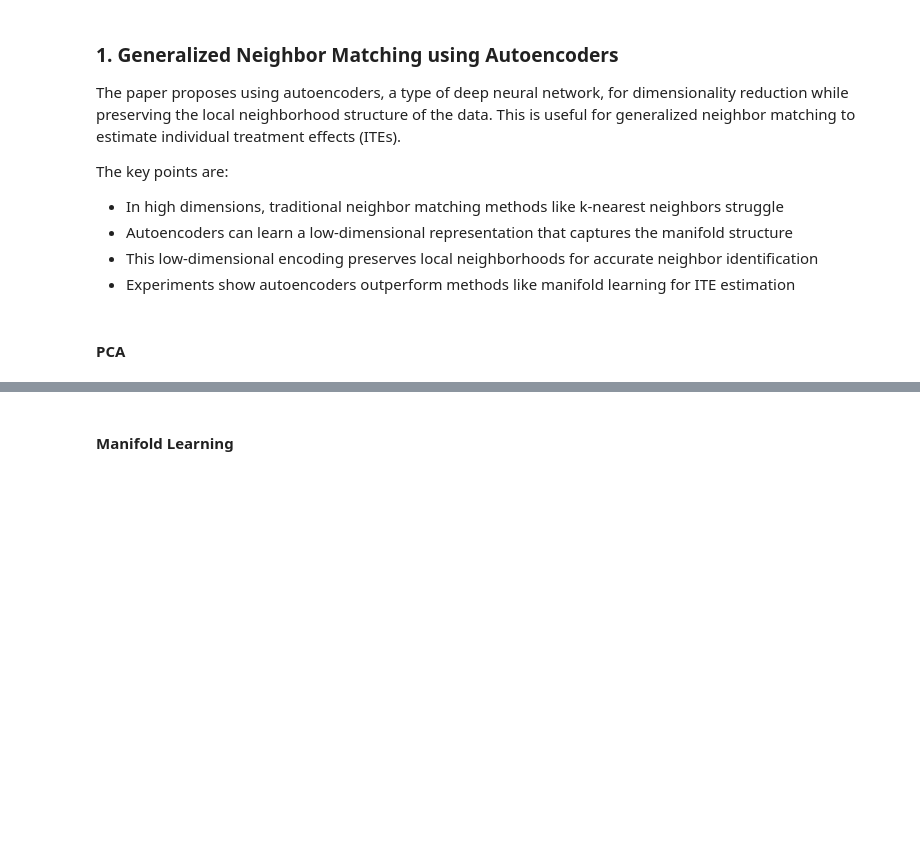
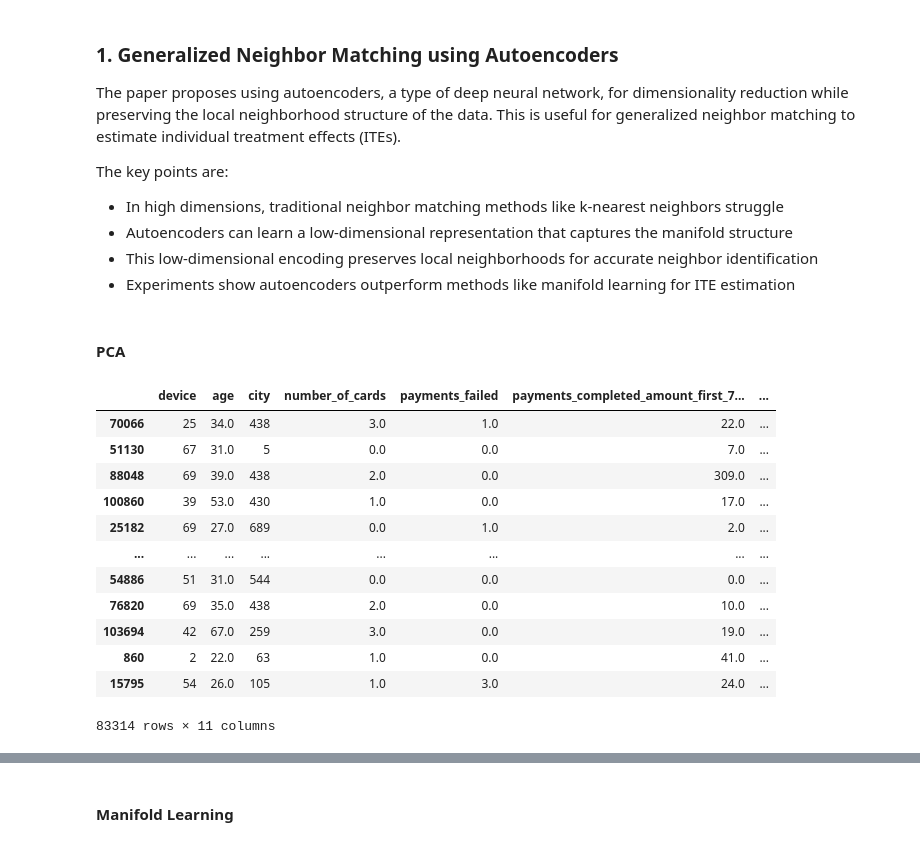
Before and after one commit to juanpi19/final-project-dso569, a Jupyter notebook: DeepL_code_Sameer.ipynb, the cells around one changed output, grey strips where cells are left out. Cells and saved outputs as stored; diff of their text form; code cells hidden in the pictures; blank space fills up the shorter version.

```diff
--- a/DeepL_code_Sameer.ipynb
+++ b/DeepL_code_Sameer.ipynb
@@ -142,3 +141,28 @@ The key points are:
 * Experiments show autoencoders outperform methods like manifold learning for ITE estimation
 # %% [markdown]
 #### **PCA**
+# %%
+# Create a PCA instance
+pca = PCA(n_components=3)  # Choose the number of components you want to keep
+
+# Fit PCA to the scaled data
+pca.fit(X_train)
+
+# Transform the data to the new feature space
+transformed_data = pca.transform(X_train)
+# %%
+X_train
+# %% [output]
+|  | device | age | city | number_of_cards | payments_failed | payments_completed_amount_first_7... | ... |
+| 70066 | 25 | 34.0 | 438 | 3.0 | 1.0 | 22.0 | ... |
+| 51130 | 67 | 31.0 | 5 | 0.0 | 0.0 | 7.0 | ... |
+| 88048 | 69 | 39.0 | 438 | 2.0 | 0.0 | 309.0 | ... |
+| 100860 | 39 | 53.0 | 430 | 1.0 | 0.0 | 17.0 | ... |
+| 25182 | 69 | 27.0 | 689 | 0.0 | 1.0 | 2.0 | ... |
+| ... | ... | ... | ... | ... | ... | ... | ... |
+| 54886 | 51 | 31.0 | 544 | 0.0 | 0.0 | 0.0 | ... |
+| 76820 | 69 | 35.0 | 438 | 2.0 | 0.0 | 10.0 | ... |
+| 103694 | 42 | 67.0 | 259 | 3.0 | 0.0 | 19.0 | ... |
+| 860 | 2 | 22.0 | 63 | 1.0 | 0.0 | 41.0 | ... |
+| 15795 | 54 | 26.0 | 105 | 1.0 | 3.0 | 24.0 | ... |
+83314 rows × 11 columns
```
Also changed, not shown: parts of 30 cells of this notebook.
